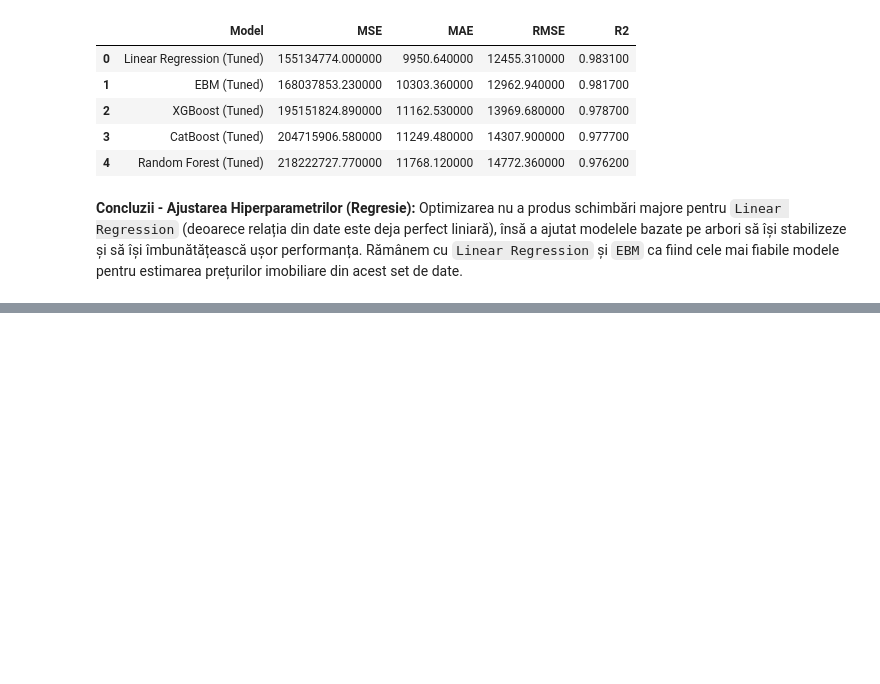
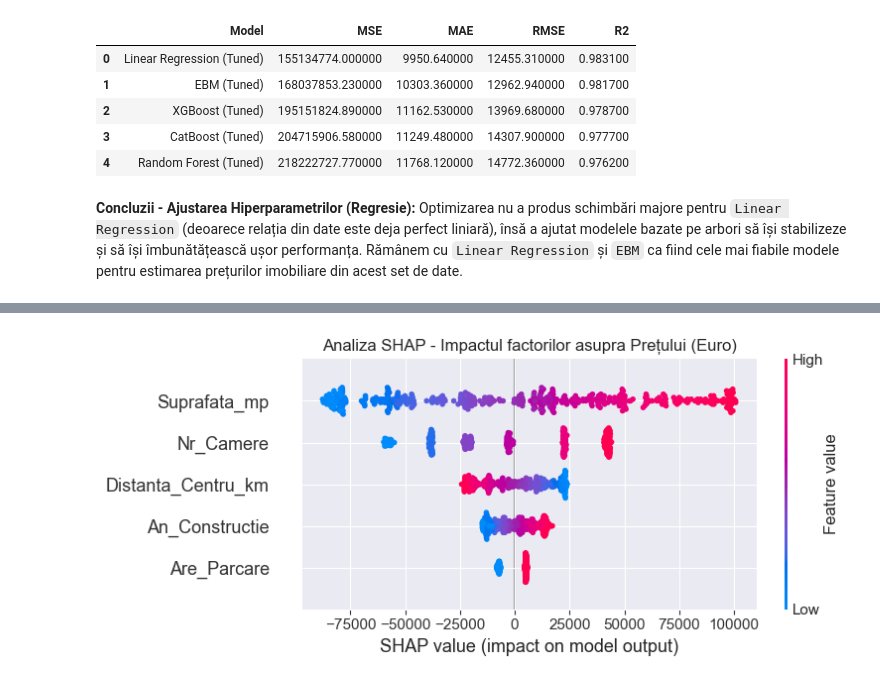
Before and after one commit to Technical-University-of-Cluj-Napoca/proiect-ml-bianca184, a Jupyter notebook: notebook_regresie.ipynb, the cells around one changed output, grey strips where cells are left out. Drawn from its saved outputs; the diff is of its cells as text; code cells hidden in the pictures; blank space fills up the shorter version.

```diff
--- a/notebook_regresie.ipynb
+++ b/notebook_regresie.ipynb
@@ -249,0 +298,17 @@ Optimizarea nu a produs schimbări majore pentru `Linear Regression` (deoarece r
+# %%
+import warnings
+warnings.filterwarnings('ignore')
+import shap
+import matplotlib.pyplot as plt
+import warnings
+warnings.filterwarnings('ignore')
+model_explicat_reg = best_models_reg["CatBoost (Tuned)"]
+explainer_reg = shap.TreeExplainer(model_explicat_reg)
+shap_values_reg = explainer_reg.shap_values(X_test_reg)
+plt.figure(figsize=(10, 6))
+shap.summary_plot(shap_values_reg, X_test_reg, show=False)
+plt.title("Analiza SHAP - Impactul factorilor asupra Prețului (Euro)")
+plt.tight_layout()
+plt.show()
+# %% [output]
+[figure, added]
```
Also changed, not shown: parts of 7 cells of this notebook, 6 other files.
